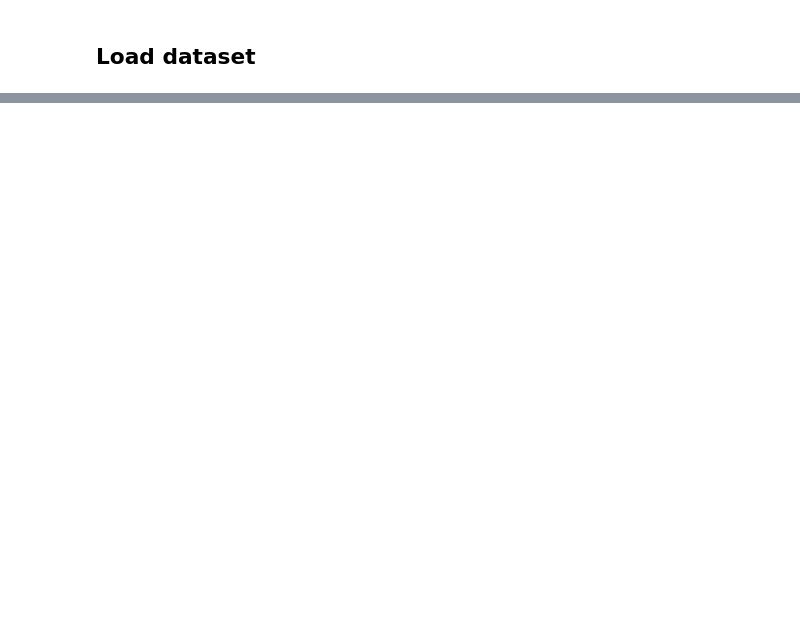
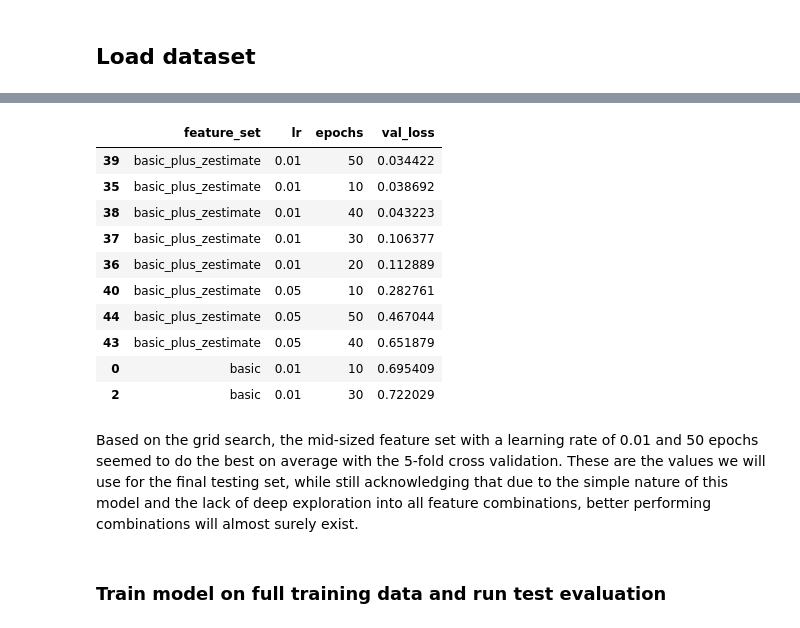
Before and after one commit to nasingh2/DS644-MLBA-Final-Project, a Jupyter notebook: models/deeplearning.ipynb, the cells around one changed output, grey strips where cells are left out. Saved outputs shown, nothing was run; the diff lists cells and outputs as text; code cells hidden in the pictures; blank space fills up the shorter version.

```diff
--- a/models/deeplearning.ipynb
+++ b/models/deeplearning.ipynb
@@ -133,0 +256,20 @@ NeuralNetwork(
+# %%
+# Check best hyperparam combos
+df_results = pd.DataFrame(grid_results)
+df_results.sort_values('val_loss').head(10)
+# %% [output]
+|  | feature_set | lr | epochs | val_loss |
+| 39 | basic_plus_zestimate | 0.01 | 50 | 0.034422 |
+| 35 | basic_plus_zestimate | 0.01 | 10 | 0.038692 |
+| 38 | basic_plus_zestimate | 0.01 | 40 | 0.043223 |
+| 37 | basic_plus_zestimate | 0.01 | 30 | 0.106377 |
+| 36 | basic_plus_zestimate | 0.01 | 20 | 0.112889 |
+| 40 | basic_plus_zestimate | 0.05 | 10 | 0.282761 |
+| 44 | basic_plus_zestimate | 0.05 | 50 | 0.467044 |
+| 43 | basic_plus_zestimate | 0.05 | 40 | 0.651879 |
+| 0 | basic | 0.01 | 10 | 0.695409 |
+| 2 | basic | 0.01 | 30 | 0.722029 |
+# %% [markdown]
+Based on the grid search, the mid-sized feature set with a learning rate of 0.01 and 50 epochs seemed to do the best on average with the 5-fold cross validation. These are the values we will use for the final testing set, while still acknowledging that due to the simple nature of this model and the lack of deep exploration into all feature combinations, better performing combinations will almost surely exist.
+# %% [markdown]
+### Train model on full training data and run test evaluation
```
Also changed, not shown: parts of 23 cells of this notebook.
